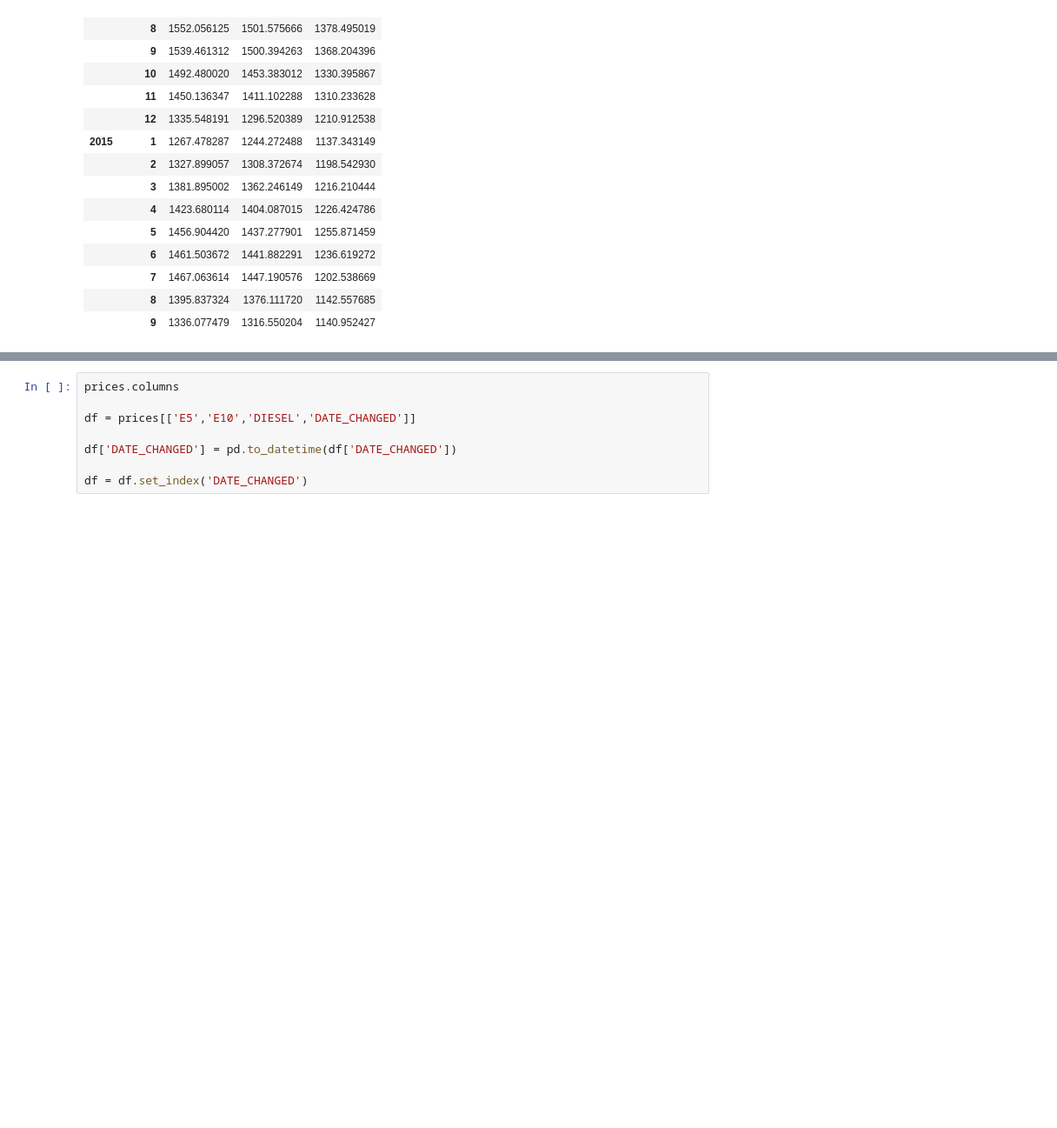
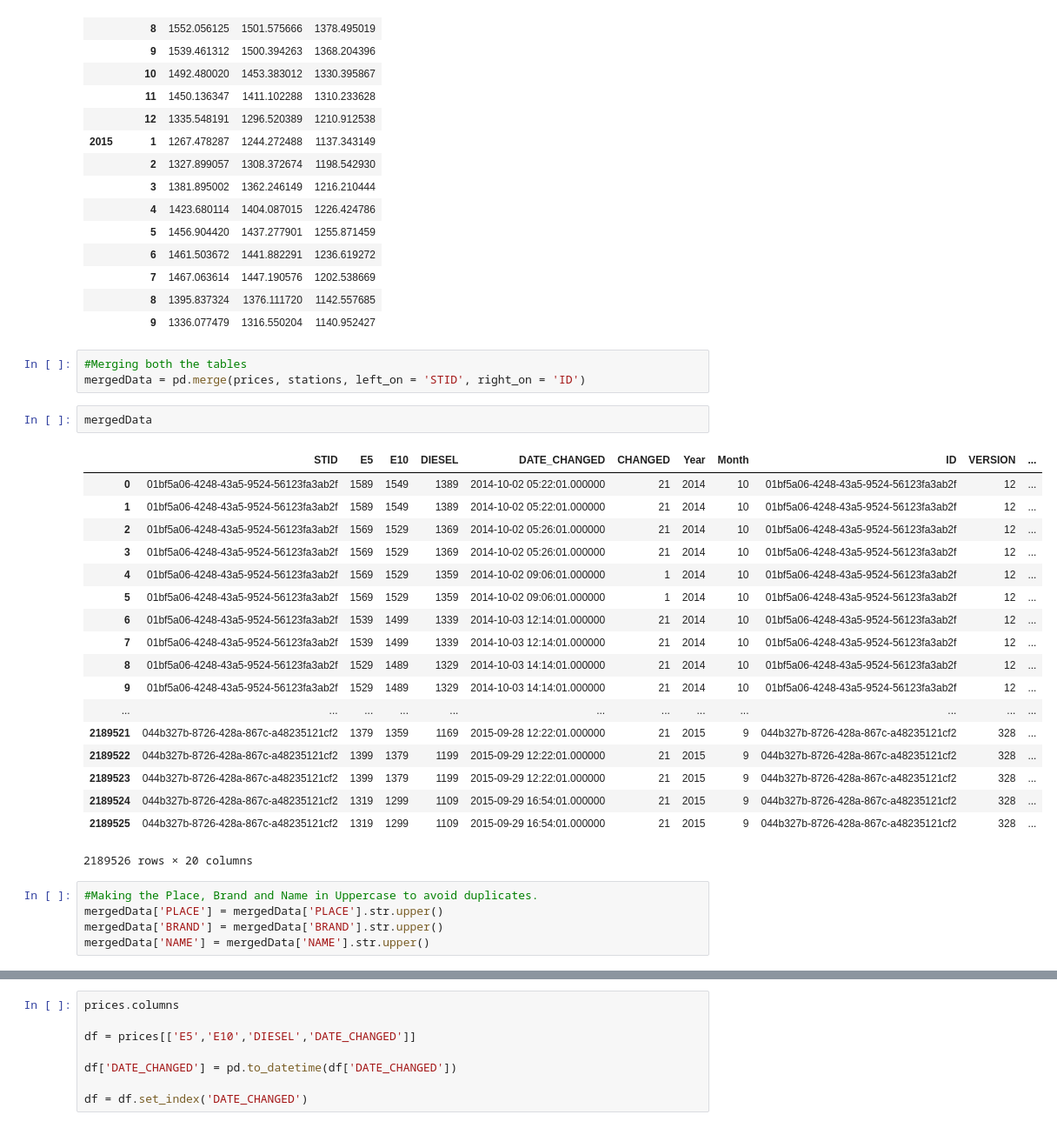
Before and after one commit to rakeshnandi/Introduction-to-Data-Science, a Jupyter notebook: Data Science Assignment.ipynb, the cells around one changed output, grey strips where cells are left out. Shown: that part at 87% size. Saved outputs shown, nothing was run; the diff lists cells and outputs as text; blank space fills up the shorter version.

```diff
--- a/Data Science Assignment.ipynb
+++ b/Data Science Assignment.ipynb
@@ -118,3 +118,32 @@ prices.groupby(['Year','Month'])['E5','E10','DIESEL'].mean()
 |  | 7 | 1467.063614 | 1447.190576 | 1202.538669 |
 |  | 8 | 1395.837324 | 1376.111720 | 1142.557685 |
 |  | 9 | 1336.077479 | 1316.550204 | 1140.952427 |
+# %%
+#Merging both the tables
+mergedData = pd.merge(prices, stations, left_on = 'STID', right_on = 'ID')
+# %%
+mergedData
+# %% [output]
+|  | STID | E5 | E10 | DIESEL | DATE_CHANGED | CHANGED | Year | Month | ID | VERSION | ... |
+| 0 | 01bf5a06-4248-43a5-9524-56123fa3ab2f | 1589 | 1549 | 1389 | 2014-10-02 05:22:01.000000 | 21 | 2014 | 10 | 01bf5a06-4248-43a5-9524-56123fa3ab2f | 12 | ... |
+| 1 | 01bf5a06-4248-43a5-9524-56123fa3ab2f | 1589 | 1549 | 1389 | 2014-10-02 05:22:01.000000 | 21 | 2014 | 10 | 01bf5a06-4248-43a5-9524-56123fa3ab2f | 12 | ... |
+| 2 | 01bf5a06-4248-43a5-9524-56123fa3ab2f | 1569 | 1529 | 1369 | 2014-10-02 05:26:01.000000 | 21 | 2014 | 10 | 01bf5a06-4248-43a5-9524-56123fa3ab2f | 12 | ... |
+| 3 | 01bf5a06-4248-43a5-9524-56123fa3ab2f | 1569 | 1529 | 1369 | 2014-10-02 05:26:01.000000 | 21 | 2014 | 10 | 01bf5a06-4248-43a5-9524-56123fa3ab2f | 12 | ... |
+| 4 | 01bf5a06-4248-43a5-9524-56123fa3ab2f | 1569 | 1529 | 1359 | 2014-10-02 09:06:01.000000 | 1 | 2014 | 10 | 01bf5a06-4248-43a5-9524-56123fa3ab2f | 12 | ... |
+| 5 | 01bf5a06-4248-43a5-9524-56123fa3ab2f | 1569 | 1529 | 1359 | 2014-10-02 09:06:01.000000 | 1 | 2014 | 10 | 01bf5a06-4248-43a5-9524-56123fa3ab2f | 12 | ... |
+| 6 | 01bf5a06-4248-43a5-9524-56123fa3ab2f | 1539 | 1499 | 1339 | 2014-10-03 12:14:01.000000 | 21 | 2014 | 10 | 01bf5a06-4248-43a5-9524-56123fa3ab2f | 12 | ... |
+| 7 | 01bf5a06-4248-43a5-9524-56123fa3ab2f | 1539 | 1499 | 1339 | 2014-10-03 12:14:01.000000 | 21 | 2014 | 10 | 01bf5a06-4248-43a5-9524-56123fa3ab2f | 12 | ... |
+| 8 | 01bf5a06-4248-43a5-9524-56123fa3ab2f | 1529 | 1489 | 1329 | 2014-10-03 14:14:01.000000 | 21 | 2014 | 10 | 01bf5a06-4248-43a5-9524-56123fa3ab2f | 12 | ... |
+| 9 | 01bf5a06-4248-43a5-9524-56123fa3ab2f | 1529 | 1489 | 1329 | 2014-10-03 14:14:01.000000 | 21 | 2014 | 10 | 01bf5a06-4248-43a5-9524-56123fa3ab2f | 12 | ... |
+| ... | ... | ... | ... | ... | ... | ... | ... | ... | ... | ... | ... |
+| 2189521 | 044b327b-8726-428a-867c-a48235121cf2 | 1379 | 1359 | 1169 | 2015-09-28 12:22:01.000000 | 21 | 2015 | 9 | 044b327b-8726-428a-867c-a48235121cf2 | 328 | ... |
+| 2189522 | 044b327b-8726-428a-867c-a48235121cf2 | 1399 | 1379 | 1199 | 2015-09-29 12:22:01.000000 | 21 | 2015 | 9 | 044b327b-8726-428a-867c-a48235121cf2 | 328 | ... |
+| 2189523 | 044b327b-8726-428a-867c-a48235121cf2 | 1399 | 1379 | 1199 | 2015-09-29 12:22:01.000000 | 21 | 2015 | 9 | 044b327b-8726-428a-867c-a48235121cf2 | 328 | ... |
+| 2189524 | 044b327b-8726-428a-867c-a48235121cf2 | 1319 | 1299 | 1109 | 2015-09-29 16:54:01.000000 | 21 | 2015 | 9 | 044b327b-8726-428a-867c-a48235121cf2 | 328 | ... |
+| 2189525 | 044b327b-8726-428a-867c-a48235121cf2 | 1319 | 1299 | 1109 | 2015-09-29 16:54:01.000000 | 21 | 2015 | 9 | 044b327b-8726-428a-867c-a48235121cf2 | 328 | ... |
+2189526 rows × 20 columns
+# %%
+#Making the Place, Brand and Name in Uppercase to avoid duplicates.
+mergedData['PLACE'] = mergedData['PLACE'].str.upper()
+mergedData['BRAND'] = mergedData['BRAND'].str.upper()
+mergedData['NAME'] = mergedData['NAME'].str.upper()
```
Also changed, not shown: parts of 7 cells of this notebook.
